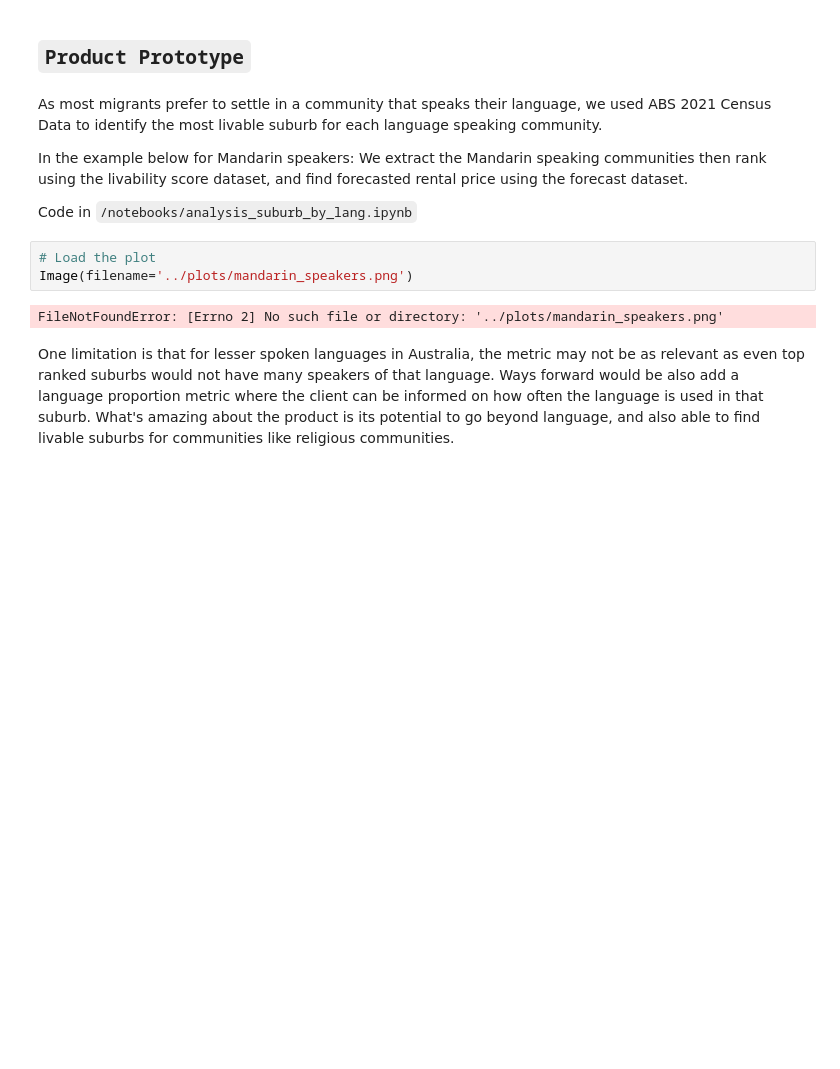
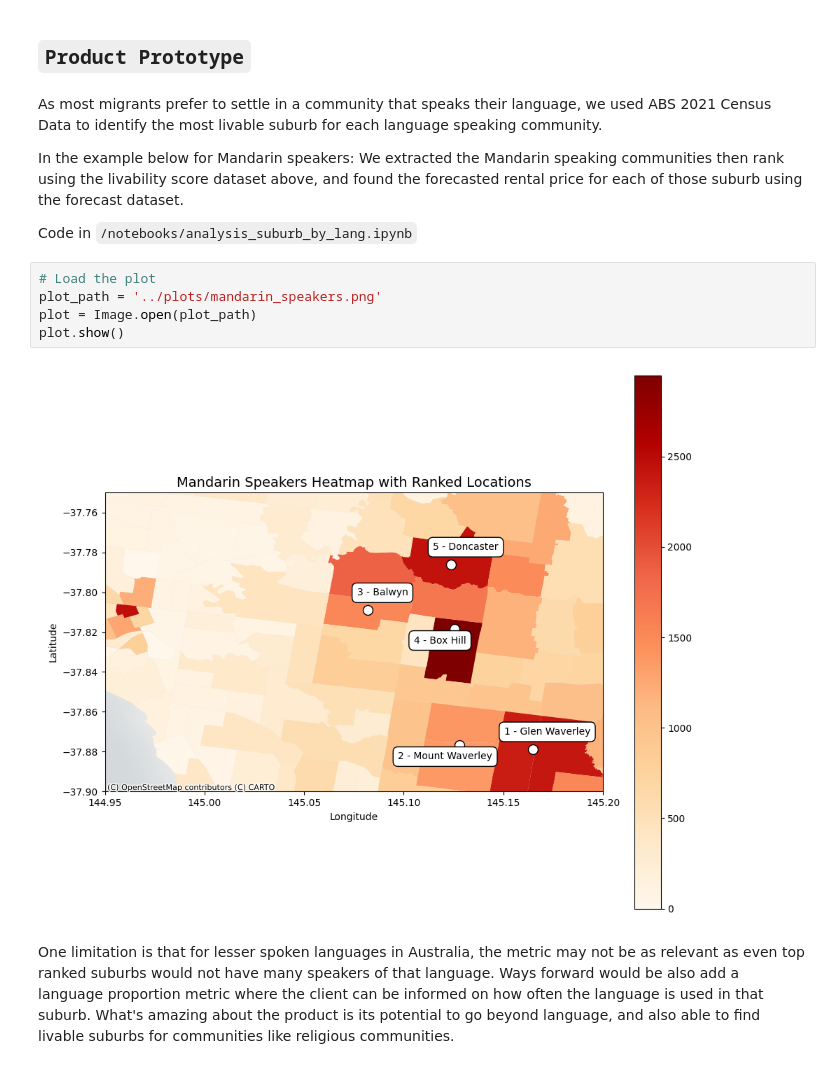
Before and after one commit to MAST30034-AppliedDataScience/project-2-group-real-estate-industry-project-32, a Jupyter notebook: notebooks/summary_notebook.ipynb, the cells around one changed output. Saved outputs shown, nothing was run; the diff lists cells and outputs as text; blank space fills up the shorter version.

```diff
--- a/notebooks/summary_notebook.ipynb
+++ b/notebooks/summary_notebook.ipynb
@@ -536,13 +536,15 @@ display(figure)'''
 As most migrants prefer to settle in a community that speaks their language, we used ABS 2021 Census Data to identify the most livable suburb for each language speaking community.
 
 In the example below for Mandarin speakers:
-We extract the Mandarin speaking communities then rank using the livability score dataset, and find forecasted rental price using the forecast dataset.
+We extracted the Mandarin speaking communities then rank using the livability score dataset above, and found the forecasted rental price for each of those suburb using the forecast dataset.
 
 Code in `/notebooks/analysis_suburb_by_lang.ipynb`
 # %%
 # Load the plot
-Image(filename='../plots/mandarin_speakers.png')
+plot_path = '../plots/mandarin_speakers.png'
+plot = Image.open(plot_path)
+plot.show()
 # %% [output]
-FileNotFoundError: [Errno 2] No such file or directory: '../plots/mandarin_speakers.png'
+[figure, added]
 # %% [markdown]
 One limitation is that for lesser spoken languages in Australia, the metric may not be as relevant as even top ranked suburbs would not have many speakers of that language. Ways forward would be also add a language proportion metric where the client can be informed on how often the language is used in that suburb. What's amazing about the product is its potential to go beyond language, and also able to find livable suburbs for communities like religious communities.
```
